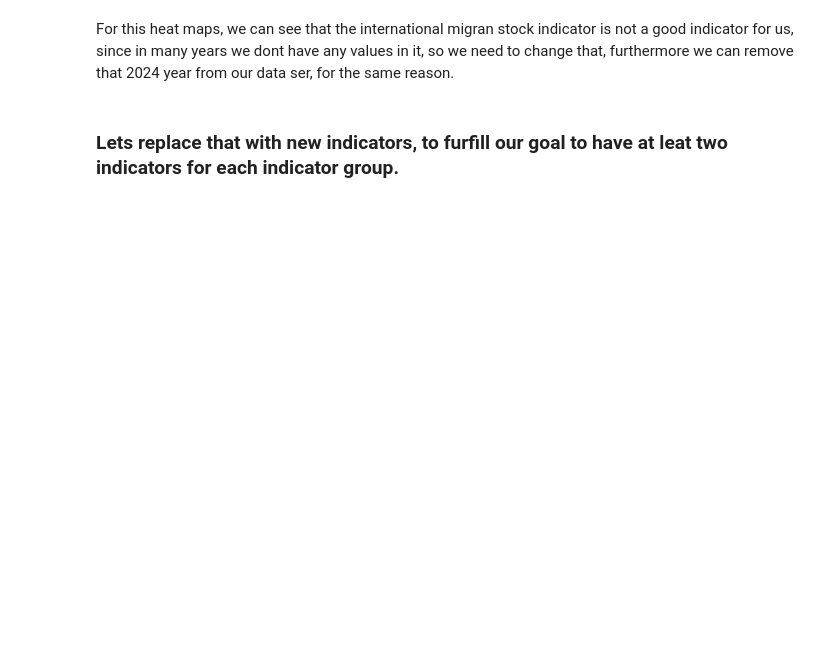
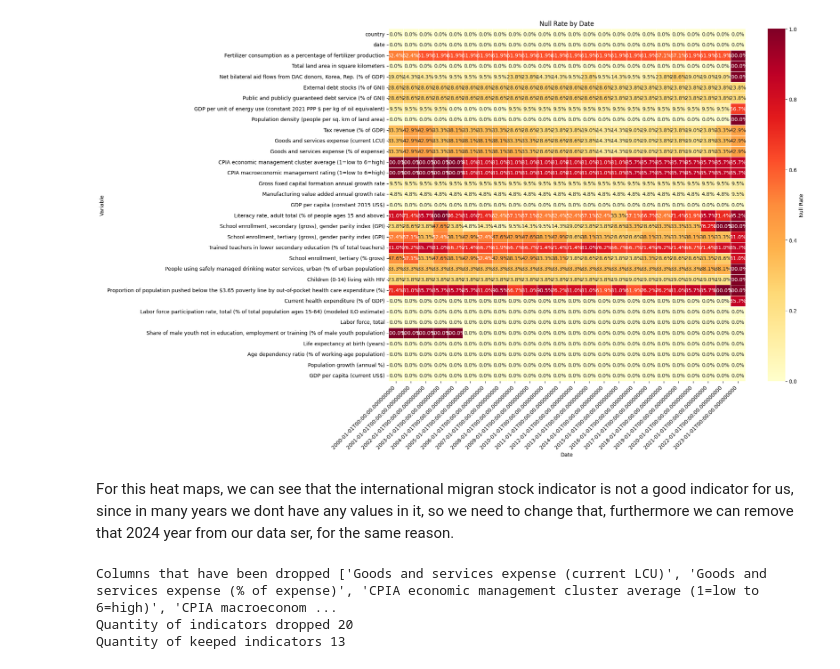
Before and after one commit to TheSotti/World_Bank_Data, a Jupyter notebook: main.ipynb, the cells around one changed output. Saved outputs shown, nothing was run; the diff lists cells and outputs as text; code cells hidden in the pictures; blank space fills up the shorter version.

```diff
--- a/main.ipynb
+++ b/main.ipynb
@@ -242,2 +211,6 @@ plt.show()
+# %%
+mull_heat_map(df,'date')
+# %% [output]
+[figure, added]
 # %% [markdown]
 For this heat maps, we can see that the international migran stock indicator is not a good  indicator for us, since in many years we dont have any values in it, so we need to change that, furthermore we can remove that 2024 year from our data ser, for the same reason.
@@ -254,2 +216,0 @@ print(f'Columns that have been dropped {list(column_null_rates[column_null_rates
-# %% [markdown]
-### Lets replace that with new indicators, to furfill our goal to have at leat two indicators for each indicator group.
@@ -255,0 +235,10 @@ print(f'Columns that have been dropped {list(column_null_rates[column_null_rates
+# %%
+columns_to_keep = [col for col in df.columns if col not in columns_not_to_keep]
+
+print(f'Columns that have been dropped {columns_not_to_keep}')
+print(f'Quantity of indicators dropped {len(columns_not_to_keep)} \nQuantity of keeped indicators {len(columns_to_keep)}')
+df_filtered = df[columns_to_keep]
+# %% [output]
+Columns that have been dropped ['Goods and services expense (current LCU)', 'Goods and services expense (% of expense)', 'CPIA economic management cluster average (1=low to 6=high)', 'CPIA macroeconom ...
+Quantity of indicators dropped 20
+Quantity of keeped indicators 13
```
Also changed, not shown: parts of 17 cells of this notebook.
